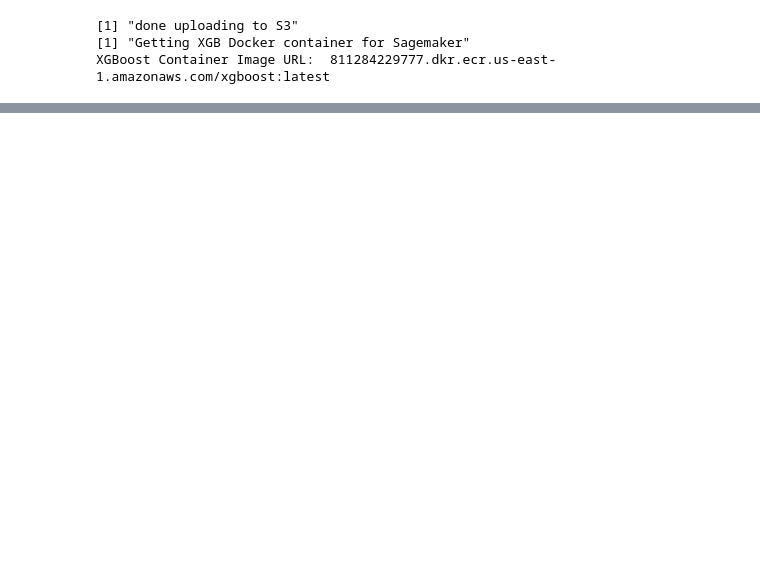
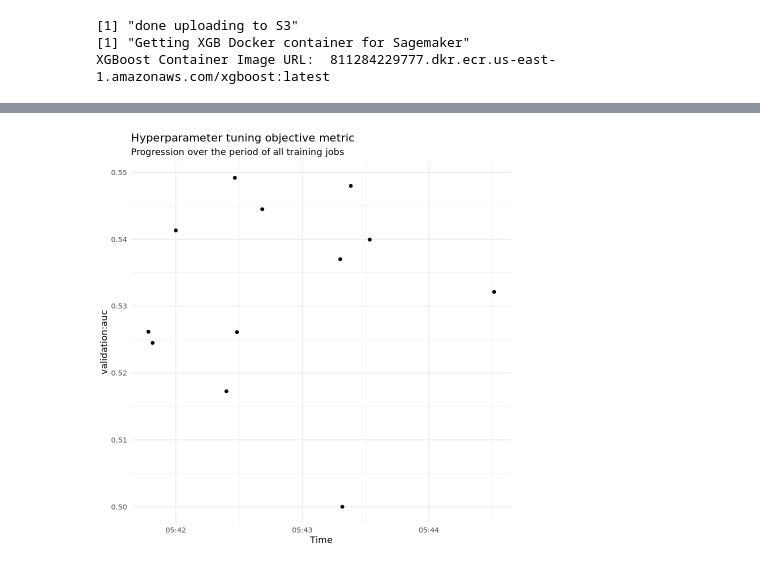
Before and after one commit to zachaustin01/ML-MADNESS, a Jupyter notebook: sagemaker/dataset.ipynb, the cells around one changed output, grey strips where cells are left out. Saved outputs shown, nothing was run; the diff lists cells and outputs as text; code cells hidden in the pictures; blank space fills up the shorter version.

```diff
--- a/sagemaker/dataset.ipynb
+++ b/sagemaker/dataset.ipynb
@@ -106,7 +175,9 @@ A tibble: 6 × 9
 # %%
+
+
 source(file.path(repo_path,'modeling','xgboost_helper.r'))
 project_name = 'ML-MADNESS'
-model_name = "elo-small-1"
+model_name = "elo-medium-2"
 pre_model_info = train_test_upload_s3(
 
         session = session,
@@ -164,11 +256,13 @@ tuning_results_df
 # %%
 ggplot(tuning_results_df, aes(TrainingEndTime, FinalObjectiveValue)) +
   geom_point() +
   xlab("Time") +
   ylab(tuning_job_results$description()$TrainingJobDefinition$StaticHyperParameters$`_tuning_objective_metric`) +
   ggtitle("Hyperparameter tuning objective metric",
-          "Progression over the period of all 30 training jobs") +
+          "Progression over the period of all training jobs") +
   theme_minimal()
+# %% [output]
+[figure, added]
 # %%
 best_tuned_model <- tuning_results_df %>%
   filter(FinalObjectiveValue == max(FinalObjectiveValue)) %>%
```
Also changed, not shown: parts of 12 cells of this notebook.
